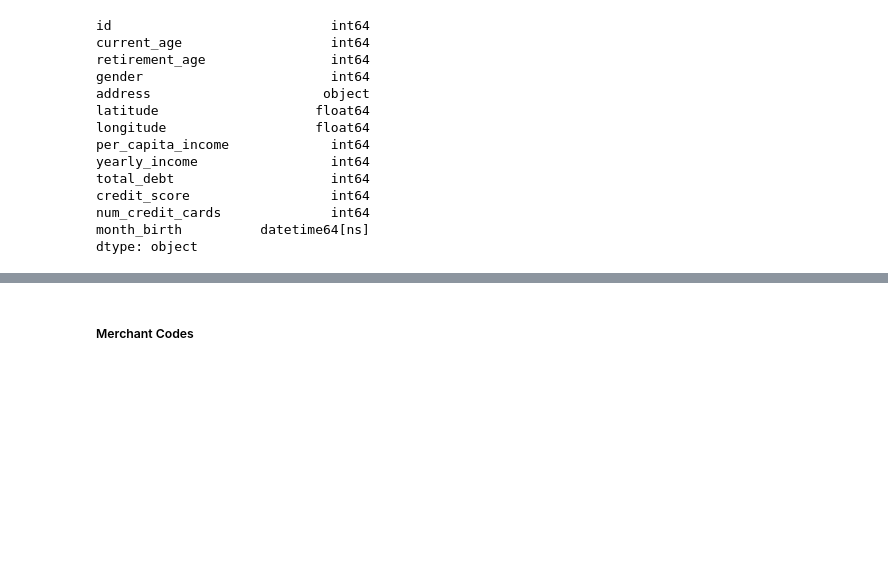
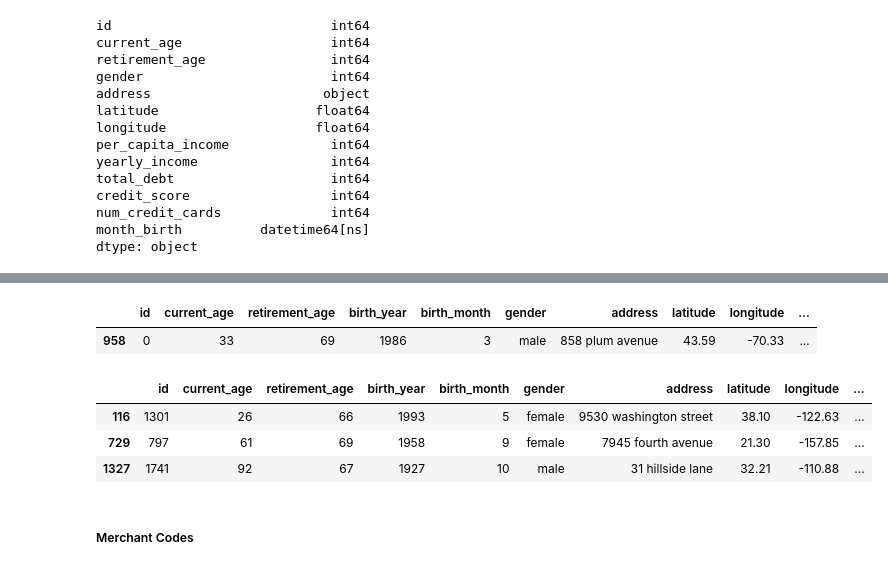
Before and after one commit to arraby-alt/fraud-transactions, a Jupyter notebook: eda.ipynb, the cells around one changed output, grey strips where cells are left out. Cells and saved outputs as stored; diff of their text form; code cells hidden in the pictures; blank space fills up the shorter version.

```diff
--- a/eda.ipynb
+++ b/eda.ipynb
@@ -931,6 +990,11 @@ df_users.describe()
 | max | 1999.000000 | 101.000000 | 79.000000 | 2002.000000 | 12.000000 | 61.200000 | -68.670000 | 850.000000 | ... |
 # %%
 # id: min
+# %%
+df_users[df_users.id == 0]
+# %% [output]
+|  | id | current_age | retirement_age | birth_year | birth_month | gender | address | latitude | longitude | ... |
+| 958 | 0 | 33 | 69 | 1986 | 3 | male | 858 plum avenue | 43.59 | -70.33 | ... |
 # %%
 # latitude: min
 # latitude: max
@@ -940,5 +1008,12 @@ df_users.describe()
 # %%
 # num_credit_cards: max
+# %%
+df_users[df_users.num_credit_cards >= 9]
+# %% [output]
+|  | id | current_age | retirement_age | birth_year | birth_month | gender | address | latitude | longitude | ... |
+| 116 | 1301 | 26 | 66 | 1993 | 5 | female | 9530 washington street | 38.10 | -122.63 | ... |
+| 729 | 797 | 61 | 69 | 1958 | 9 | female | 7945 fourth avenue | 21.30 | -157.85 | ... |
+| 1327 | 1741 | 92 | 67 | 1927 | 10 | male | 31 hillside lane | 32.21 | -110.88 | ... |
 # %% [markdown]
 ##### Merchant Codes
 # %%
```
Also changed, not shown: parts of 11 cells of this notebook.
